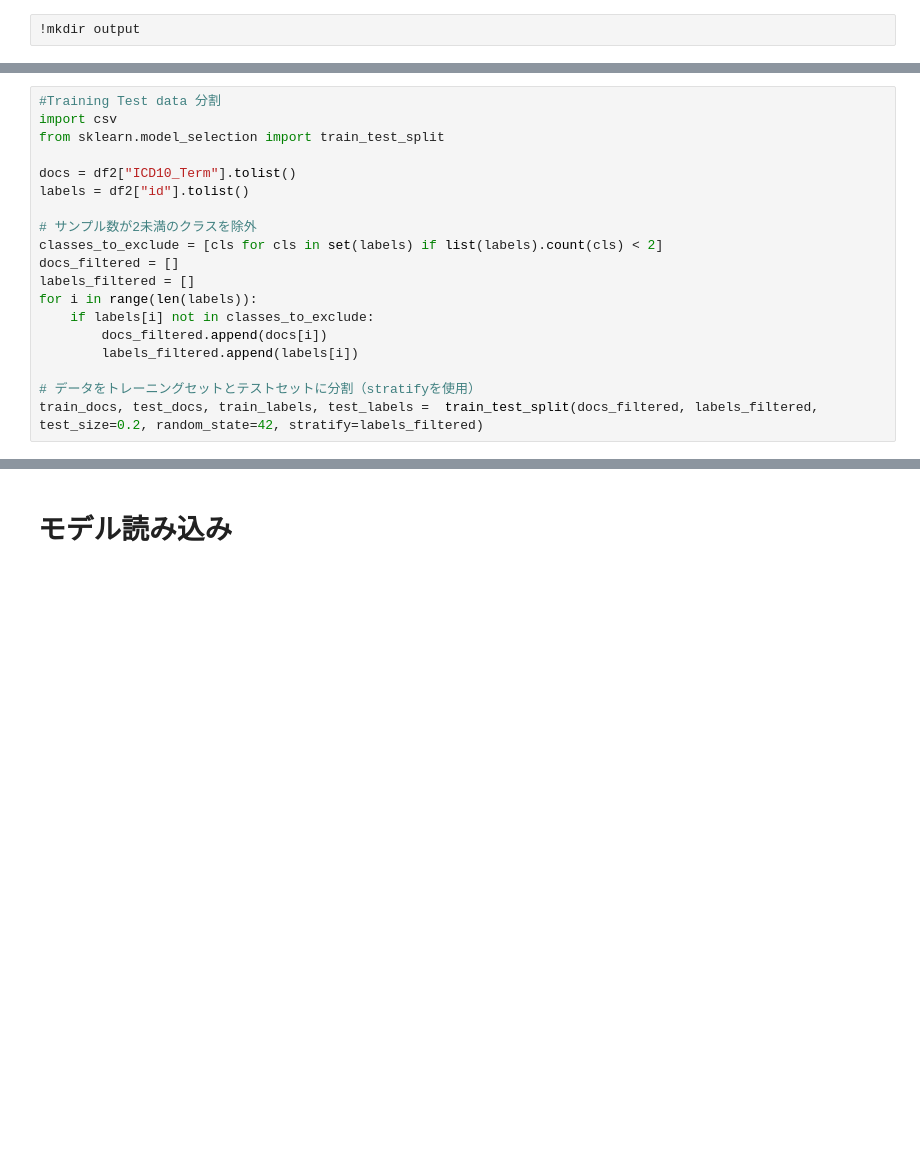
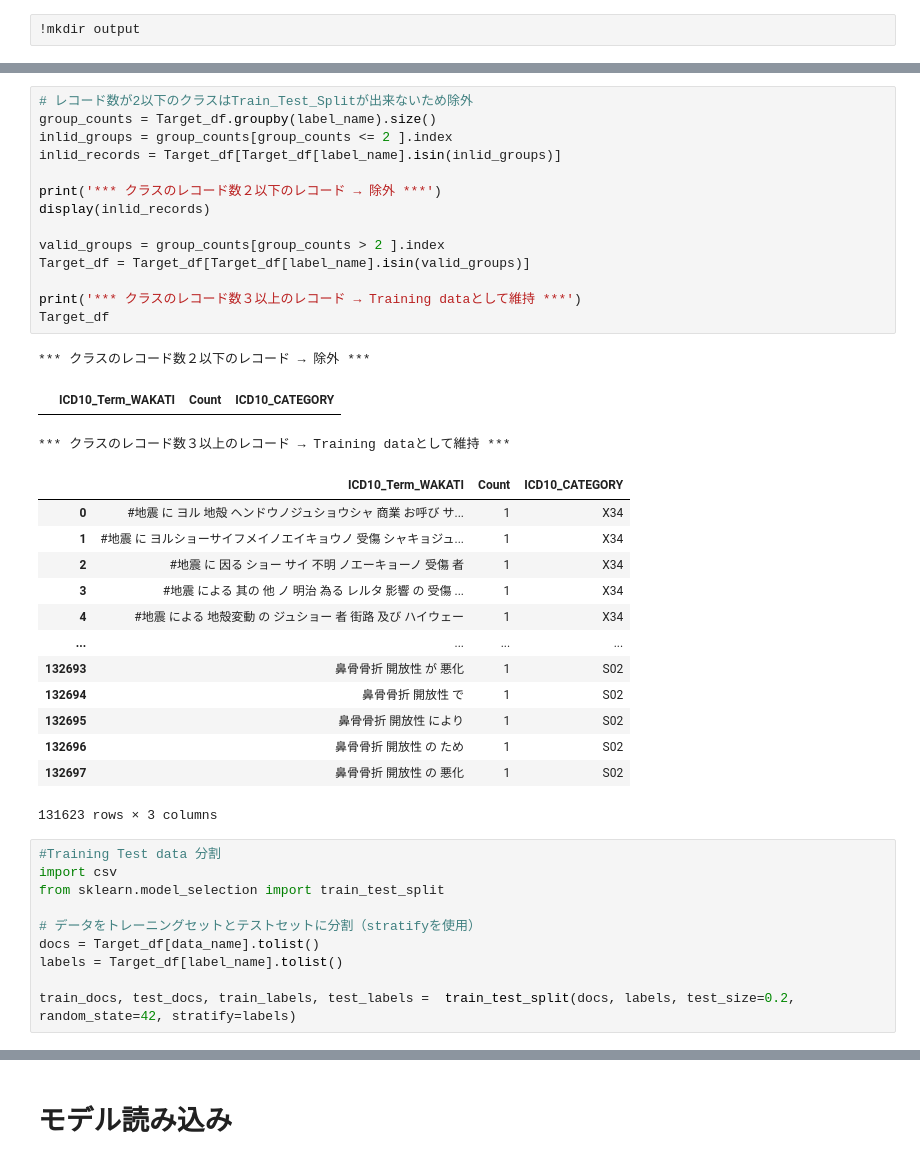
Before and after one commit to Takumi173/2023Test, a Jupyter notebook: Coding_2_CreateModel.ipynb, the cells around one changed output, grey strips where cells are left out. Drawn from its saved outputs; the diff is of its cells as text; blank space fills up the shorter version.

```diff
--- a/Coding_2_CreateModel.ipynb
+++ b/Coding_2_CreateModel.ipynb
@@ -159,22 +171,44 @@ df_id_term
+# %%
+# レコード数が2以下のクラスはTrain_Test_Splitが出来ないため除外
+group_counts = Target_df.groupby(label_name).size()
+inlid_groups = group_counts[group_counts <= 2 ].index
+inlid_records = Target_df[Target_df[label_name].isin(inlid_groups)]
+
+print('*** クラスのレコード数２以下のレコード → 除外 ***')
+display(inlid_records)
+
+valid_groups = group_counts[group_counts > 2 ].index
+Target_df = Target_df[Target_df[label_name].isin(valid_groups)]
+
+print('*** クラスのレコード数３以上のレコード → Training dataとして維持 ***')
+Target_df
+# %% [output]
+*** クラスのレコード数２以下のレコード → 除外 ***
+|  | ICD10_Term_WAKATI | Count | ICD10_CATEGORY |
+*** クラスのレコード数３以上のレコード → Training dataとして維持 ***
+|  | ICD10_Term_WAKATI | Count | ICD10_CATEGORY |
+| 0 | #地震 に ヨル 地殻 ヘンドウノジュショウシャ 商業 お呼び サ... | 1 | X34 |
+| 1 | #地震 に ヨルショーサイフメイノエイキョウノ 受傷 シャキョジュ... | 1 | X34 |
+| 2 | #地震 に 因る ショー サイ 不明 ノエーキョーノ 受傷 者 | 1 | X34 |
+| 3 | #地震 による 其の 他 ノ 明治 為る レルタ 影響 の 受傷 ... | 1 | X34 |
+| 4 | #地震 による 地殻変動 の ジュショー 者 街路 及び ハイウェー | 1 | X34 |
+| ... | ... | ... | ... |
+| 132693 | 鼻骨骨折 開放性 が 悪化 | 1 | S02 |
+| 132694 | 鼻骨骨折 開放性 で | 1 | S02 |
+| 132695 | 鼻骨骨折 開放性 により | 1 | S02 |
+| 132696 | 鼻骨骨折 開放性 の ため | 1 | S02 |
+| 132697 | 鼻骨骨折 開放性 の 悪化 | 1 | S02 |
+131623 rows × 3 columns
 # %%
 #Training Test data 分割
 import csv
 from sklearn.model_selection import train_test_split
 
-docs = df2["ICD10_Term"].tolist()
-labels = df2["id"].tolist()
+# データをトレーニングセットとテストセットに分割（stratifyを使用）
+docs = Target_df[data_name].tolist()
+labels = Target_df[label_name].tolist()
 
-# サンプル数が2未満のクラスを除外
-classes_to_exclude = [cls for cls in set(labels) if list(labels).count(cls) < 2]
-docs_filtered = []
-labels_filtered = []
-for i in range(len(labels)):
-    if labels[i] not in classes_to_exclude:
-        docs_filtered.append(docs[i])
-        labels_filtered.append(labels[i])
-
-# データをトレーニングセットとテストセットに分割（stratifyを使用）
-train_docs, test_docs, train_labels, test_labels =  train_test_split(docs_filtered, labels_filtered, test_size=0.2, random_state=42, stratify=labels_filtered)
+train_docs, test_docs, train_labels, test_labels =  train_test_split(docs, labels, test_size=0.2, random_state=42, stratify=labels)
 # %%
 print(len(train_docs))
 print(len(test_docs))
```
Also changed, not shown: parts of 13 cells of this notebook.
